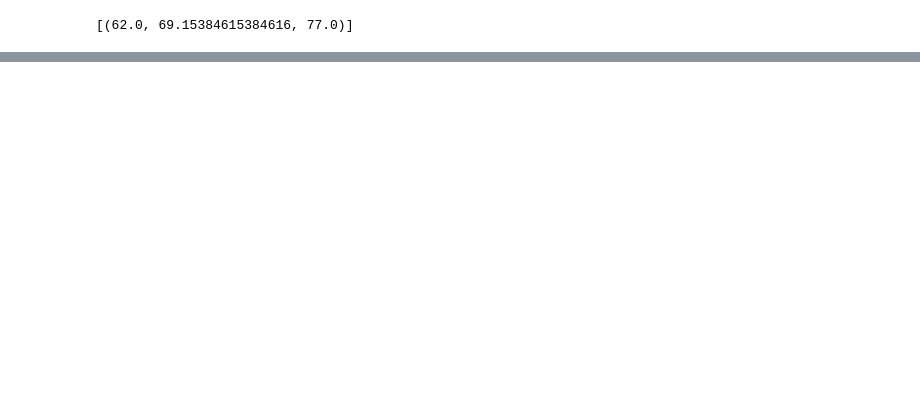
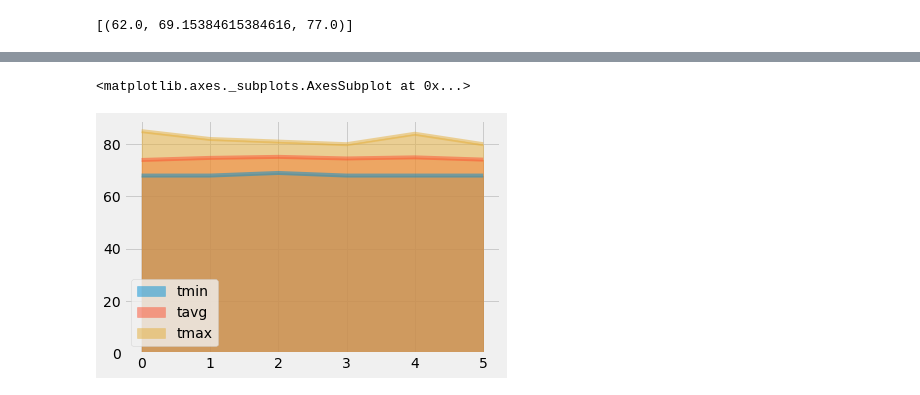
Before and after one commit to emcfarland/sqlalchemy-challenge, a Jupyter notebook: climate_analysis.ipynb, the cells around one changed output, grey strips where cells are left out. Drawn from its saved outputs; the diff is of its cells as text; code cells hidden in the pictures; blank space fills up the shorter version.

```diff
--- a/climate_analysis.ipynb
+++ b/climate_analysis.ipynb
@@ -183,13 +213,16 @@ daily_normals("01-01")
 # %% [output]
 [(62.0, 69.15384615384616, 77.0)]
 # %%
-# calculate the daily normals for your trip
-# push each tuple of calculations into a list called `normals`
+# Use the start and end date to create a range of dates
+my_start = '2017-06-20'
+my_end = '2017-06-25'
+trip_length = (dt.datetime.strptime(my_end, "%Y-%m-%d") - dt.datetime.strptime(my_start, "%Y-%m-%d")).days
 
-# Set the start and end date of the trip
-
-# Use the start and end date to create a range of dates
-
-# Stip off the year and save a list of %m-%d strings
+# Strip off the year and save a list of %m-%d strings
+my_trip_dates = [dt.datetime.strftime((dt.datetime.strptime(my_start, "%Y-%m-%d")+dt.timedelta(days=x)), "%m-%d") for x in range(trip_length+1)]
 
 # Loop through the list of %m-%d strings and calculate the normals for each date
+
+normals = [(trip_date, daily_normals(trip_date)[0][0], daily_normals(trip_date)[0][1], daily_normals(trip_date)[0][2]) for trip_date in my_trip_dates]
+
+normals
@@ -196,2 +236,4 @@ daily_normals("01-01")
 # %%
 # Load the previous query results into a Pandas DataFrame and add the `trip_dates` range as the `date` index
+normals_df = pd.DataFrame(normals, columns=["trip_dates", "tmin", "tavg", "tmax"])
+normals_df
@@ -198,2 +248,6 @@ daily_normals("01-01")
 # %%
 # Plot the daily normals as an area plot with `stacked=False`
+normals_df.plot.area(stacked=False)
+# %% [output]
+<matplotlib.axes._subplots.AxesSubplot at 0x...>
+[figure, added]
```
Also changed, not shown: parts of 7 cells of this notebook, 1 other file.
